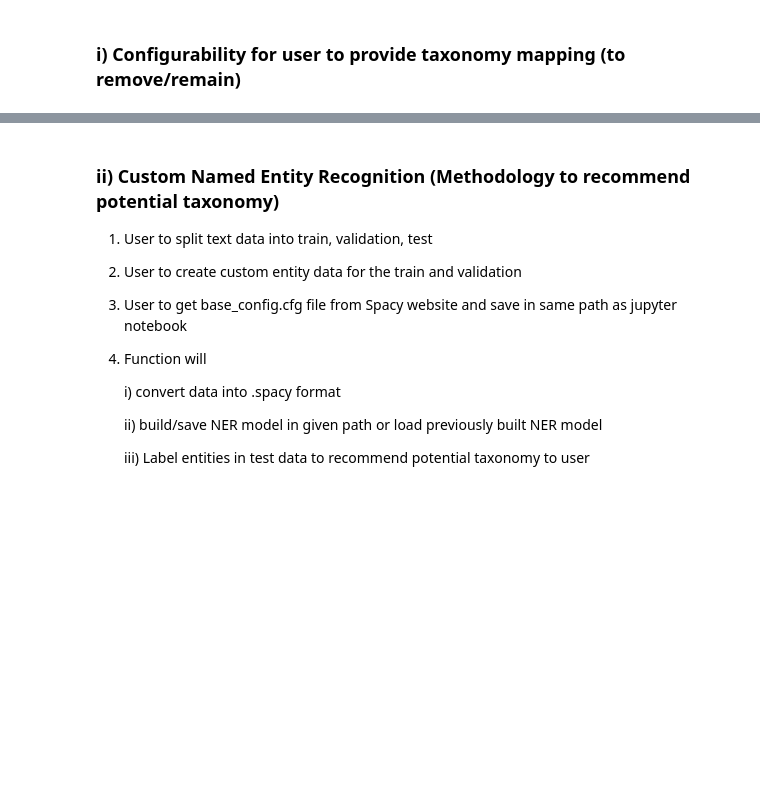
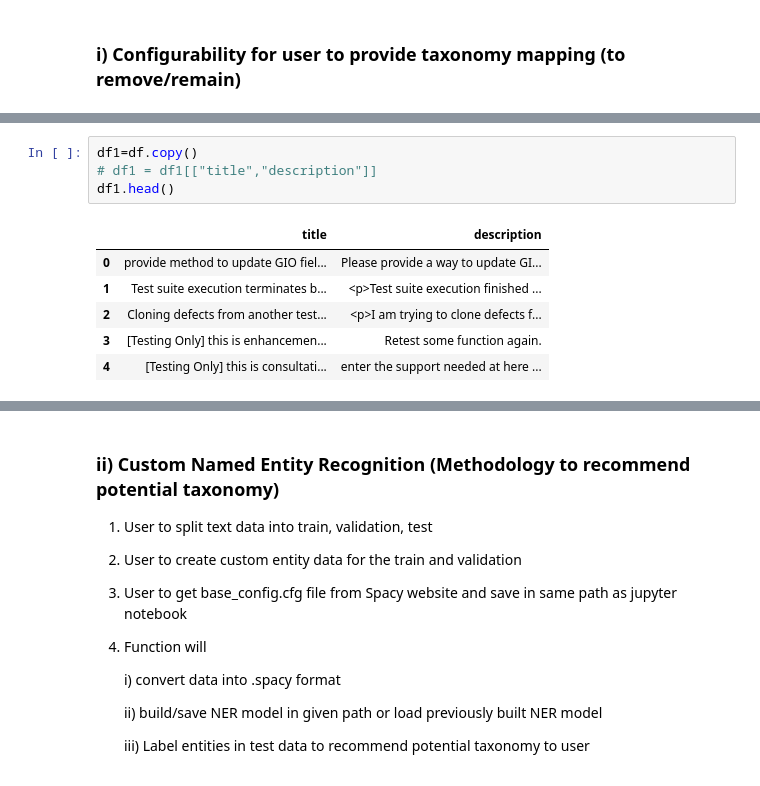
Before and after one commit to NicoleNL/ML-Track, a Jupyter notebook: Similarity_analytics_20210921.ipynb, the cells around one changed output, grey strips where cells are left out. Drawn from its saved outputs; the diff is of its cells as text; blank space fills up the shorter version.

```diff
--- a/Similarity_analytics_20210921.ipynb
+++ b/Similarity_analytics_20210921.ipynb
@@ -852,0 +738,11 @@ df.head()
+# %%
+df1=df.copy()
+# df1 = df1[["title","description"]]
+df1.head()
+# %% [output]
+|  | title | description |
+| 0 | provide method to update GIO fiel... | Please provide a way to update GI... |
+| 1 | Test suite execution terminates b... | <p>Test suite execution finished ... |
+| 2 | Cloning defects from another test... | <p>I am trying to clone defects f... |
+| 3 | [Testing Only] this is enhancemen... | Retest some function again. |
+| 4 | [Testing Only] this is consultati... | enter the support needed at here ... |
```
Also changed, not shown: parts of 83 cells of this notebook, 2 other files.
